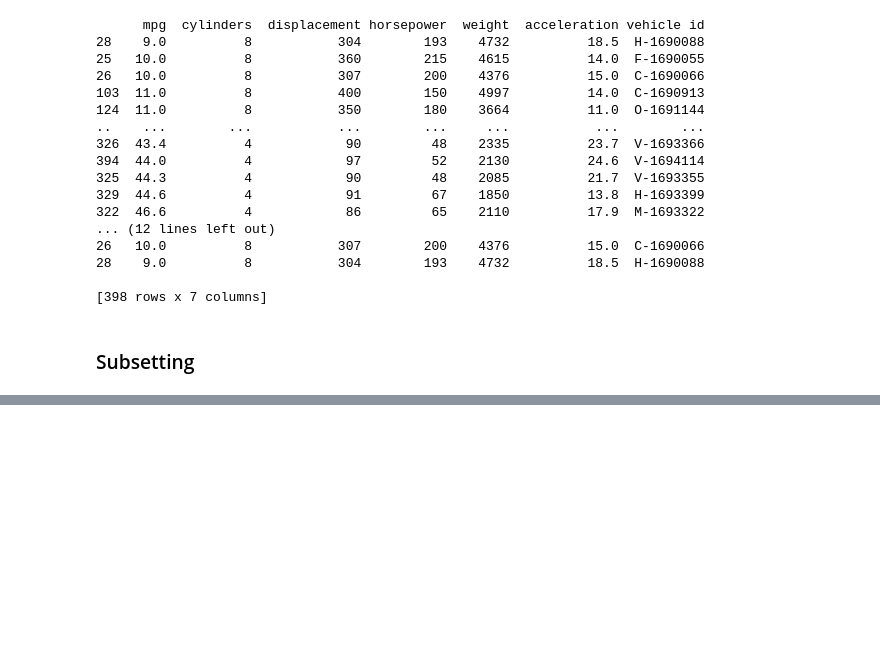
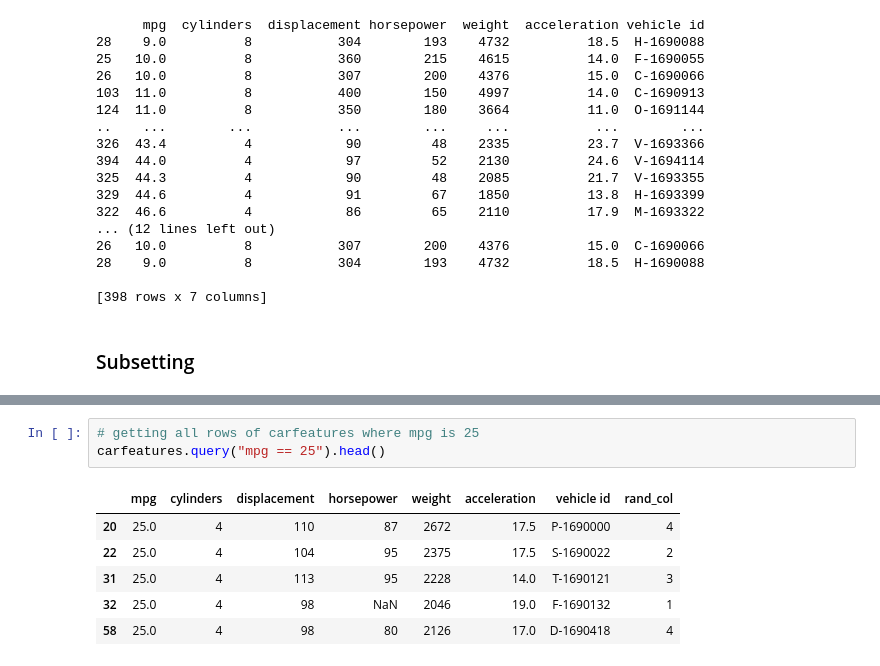
Before and after one commit to anqi-c07/datasci151spring2026, a Jupyter notebook: quiz_review/lectures_01thru09.ipynb, the cells around one changed output, grey strips where cells are left out. Drawn from its saved outputs; the diff is of its cells as text; blank space fills up the shorter version.

```diff
--- a/quiz_review/lectures_01thru09.ipynb
+++ b/quiz_review/lectures_01thru09.ipynb
@@ -934,0 +1025,10 @@ print(carsorted2)
+# %%
+# getting all rows of carfeatures where mpg is 25
+carfeatures.query("mpg == 25").head()
+# %% [output]
+|  | mpg | cylinders | displacement | horsepower | weight | acceleration | vehicle id | rand_col |
+| 20 | 25.0 | 4 | 110 | 87 | 2672 | 17.5 | P-1690000 | 4 |
+| 22 | 25.0 | 4 | 104 | 95 | 2375 | 17.5 | S-1690022 | 2 |
+| 31 | 25.0 | 4 | 113 | 95 | 2228 | 14.0 | T-1690121 | 3 |
+| 32 | 25.0 | 4 | 98 | NaN | 2046 | 19.0 | F-1690132 | 1 |
+| 58 | 25.0 | 4 | 98 | 80 | 2126 | 17.0 | D-1690418 | 4 |
```
Also changed, not shown: parts of 49 cells of this notebook, 7 other files.
